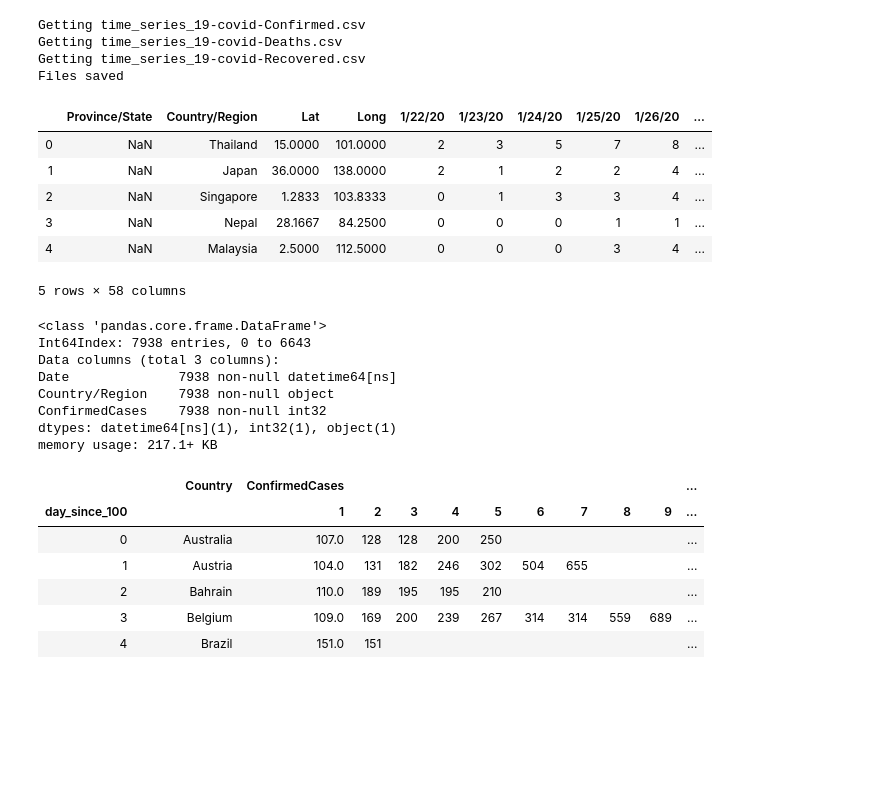
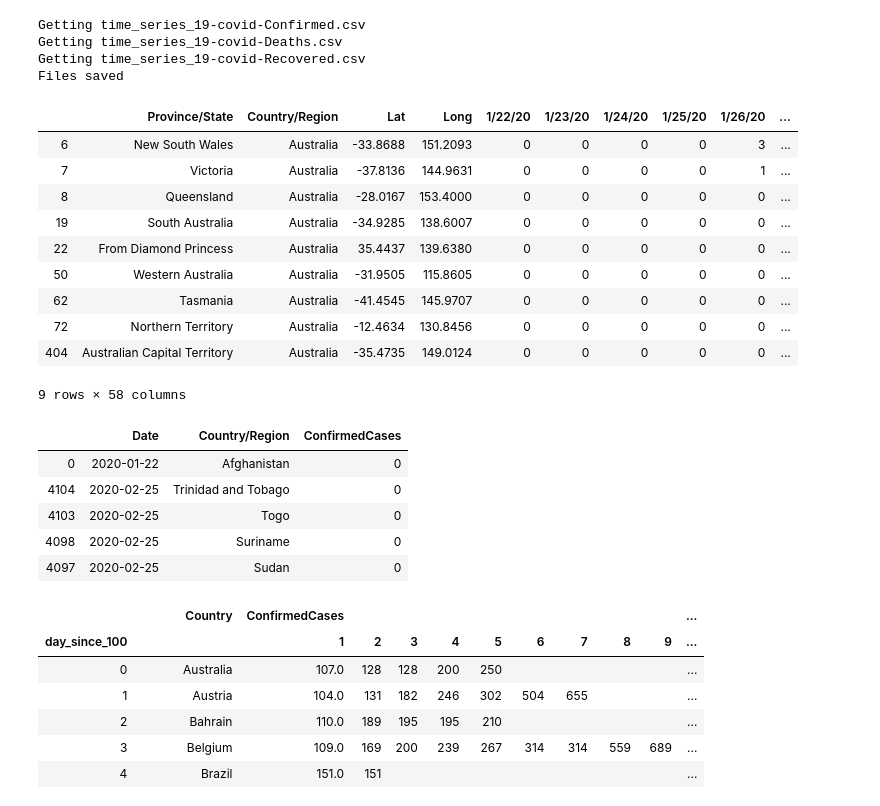
Before and after one commit to Keeganoshi/covid19, a Jupyter notebook: corona_dataprep.ipynb, the cells around one changed output. Saved outputs shown, nothing was run; the diff lists cells and outputs as text; code cells hidden in the pictures; blank space fills up the shorter version.

```diff
--- a/corona_dataprep.ipynb
+++ b/corona_dataprep.ipynb
@@ -33,15 +33,19 @@ Files saved
 # %%
 # Read in the data and have a look
 confirmed = pd.read_csv("time_series_19-covid-Confirmed.csv")
-confirmed.head()
+confirmed[confirmed['Country/Region'] == 'Australia']
 # %% [output]
 |  | Province/State | Country/Region | Lat | Long | 1/22/20 | 1/23/20 | 1/24/20 | 1/25/20 | 1/26/20 | ... |
-| 0 | NaN | Thailand | 15.0000 | 101.0000 | 2 | 3 | 5 | 7 | 8 | ... |
-| 1 | NaN | Japan | 36.0000 | 138.0000 | 2 | 1 | 2 | 2 | 4 | ... |
-| 2 | NaN | Singapore | 1.2833 | 103.8333 | 0 | 1 | 3 | 3 | 4 | ... |
-| 3 | NaN | Nepal | 28.1667 | 84.2500 | 0 | 0 | 0 | 1 | 1 | ... |
-| 4 | NaN | Malaysia | 2.5000 | 112.5000 | 0 | 0 | 0 | 3 | 4 | ... |
+| 6 | New South Wales | Australia | -33.8688 | 151.2093 | 0 | 0 | 0 | 0 | 3 | ... |
+| 7 | Victoria | Australia | -37.8136 | 144.9631 | 0 | 0 | 0 | 0 | 1 | ... |
+| 8 | Queensland | Australia | -28.0167 | 153.4000 | 0 | 0 | 0 | 0 | 0 | ... |
+| 19 | South Australia | Australia | -34.9285 | 138.6007 | 0 | 0 | 0 | 0 | 0 | ... |
+| 22 | From Diamond Princess | Australia | 35.4437 | 139.6380 | 0 | 0 | 0 | 0 | 0 | ... |
+| 50 | Western Australia | Australia | -31.9505 | 115.8605 | 0 | 0 | 0 | 0 | 0 | ... |
+| 62 | Tasmania | Australia | -41.4545 | 145.9707 | 0 | 0 | 0 | 0 | 0 | ... |
+| 72 | Northern Territory | Australia | -12.4634 | 130.8456 | 0 | 0 | 0 | 0 | 0 | ... |
+| 404 | Australian Capital Territory | Australia | -35.4735 | 149.0124 | 0 | 0 | 0 | 0 | 0 | ... |
-5 rows × 58 columns
+9 rows × 58 columns
 # %%
 # Clear out regions and lat/lon / general data cleanup
 colnames = list(confirmed.columns.values)
@@ -52,16 +56,14 @@ melted_confirmed = melted_confirmed = melted_confirmed[melted_confirmed['Date'].
 melted_confirmed = melted_confirmed.sort_values(by=['ConfirmedCases'])
 melted_confirmed['Date'] = pd.to_datetime(melted_confirmed['Date'], infer_datetime_format=True)
 melted_confirmed['ConfirmedCases'] = melted_confirmed['ConfirmedCases'].astype(int)
-melted_confirmed.info()
+melted_confirmed.head()
 # %% [output]
-<class 'pandas.core.frame.DataFrame'>
-Int64Index: 7938 entries, 0 to 6643
-Data columns (total 3 columns):
-Date              7938 non-null datetime64[ns]
-Country/Region    7938 non-null object
-ConfirmedCases    7938 non-null int32
-dtypes: datetime64[ns](1), int32(1), object(1)
-memory usage: 217.1+ KB
+|  | Date | Country/Region | ConfirmedCases |
+| 0 | 2020-01-22 | Afghanistan | 0 |
+| 4104 | 2020-02-25 | Trinidad and Tobago | 0 |
+| 4103 | 2020-02-25 | Togo | 0 |
+| 4098 | 2020-02-25 | Suriname | 0 |
+| 4097 | 2020-02-25 | Sudan | 0 |
 # %%
 # Read in population data, and only include countries with >100 cases
 country_pop = pd.read_csv('Dev/country_population.csv')
```
Also changed, not shown: parts of 1 cell of this notebook.
